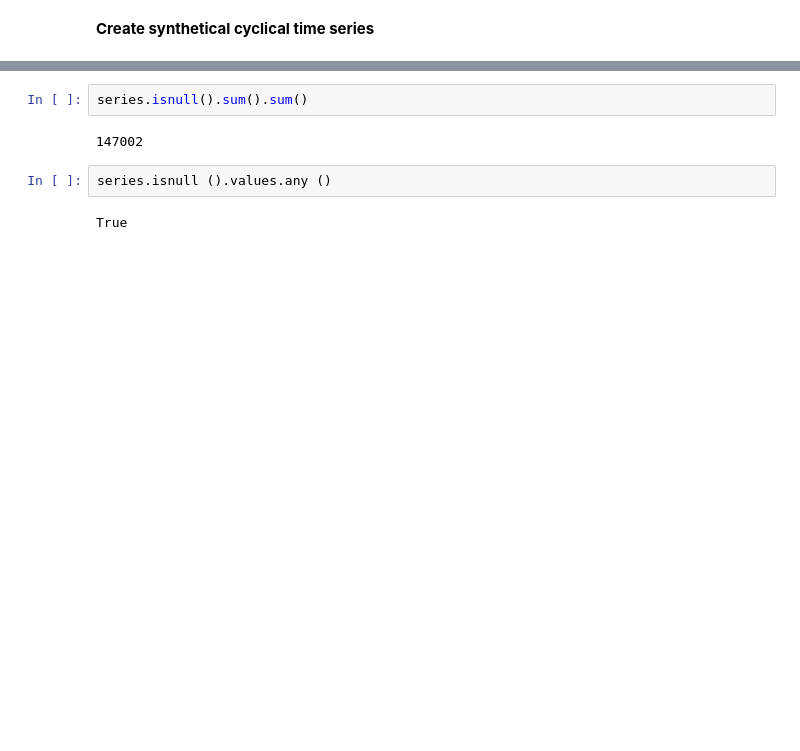
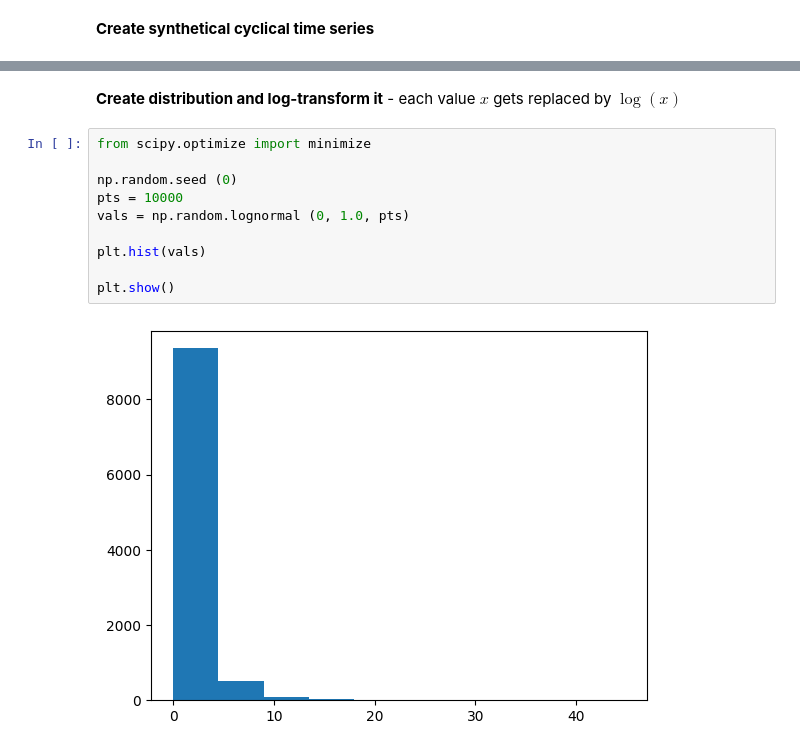
Before and after one commit to AleksandrMorozov123/Time-series-theory, a Jupyter notebook: time-series-forecasting.ipynb, the cells around one changed output, grey strips where cells are left out. Saved outputs shown, nothing was run; the diff lists cells and outputs as text; blank space fills up the shorter version.

Commit message:
Kaggle Notebook | Time series forecasting  | Version 6

```diff
--- a/time-series-forecasting.ipynb
+++ b/time-series-forecasting.ipynb
@@ -154,8 +117,14 @@ series.describe ()
-# %%
-series.isnull().sum().sum()
-# %% [output]
-147002
-# %%
-series.isnull ().values.any ()
-# %% [output]
-True
+# %% [markdown]
+**Create distribution and log-transform it** - each value $x$ gets replaced by $ \log (x) $
+# %%
+from scipy.optimize import minimize
+
+np.random.seed (0)
+pts = 10000
+vals = np.random.lognormal (0, 1.0, pts)
+
+plt.hist(vals)
+
+plt.show()
+# %% [output]
+[figure, added]
```
Also changed, not shown: parts of 14 cells of this notebook.
